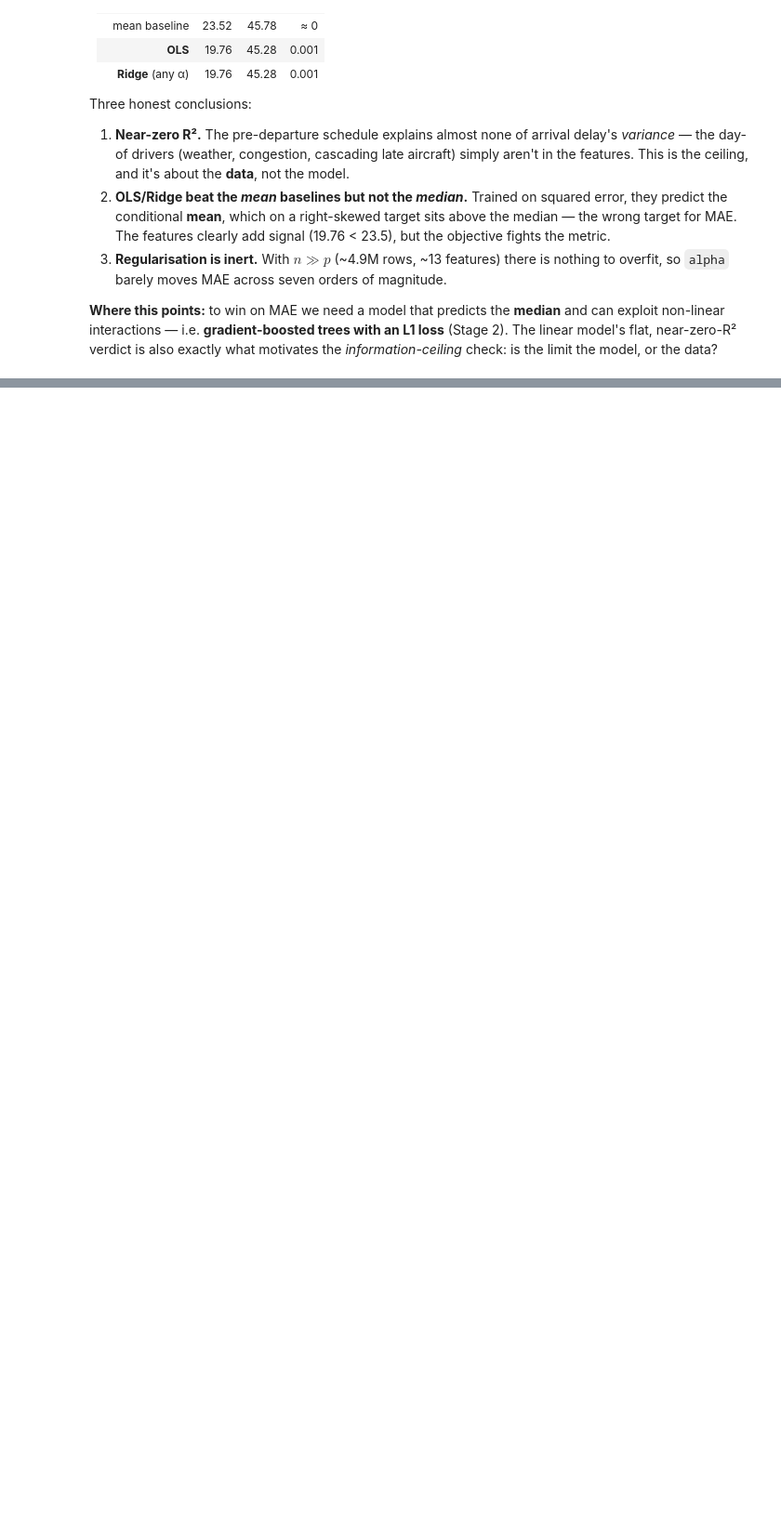
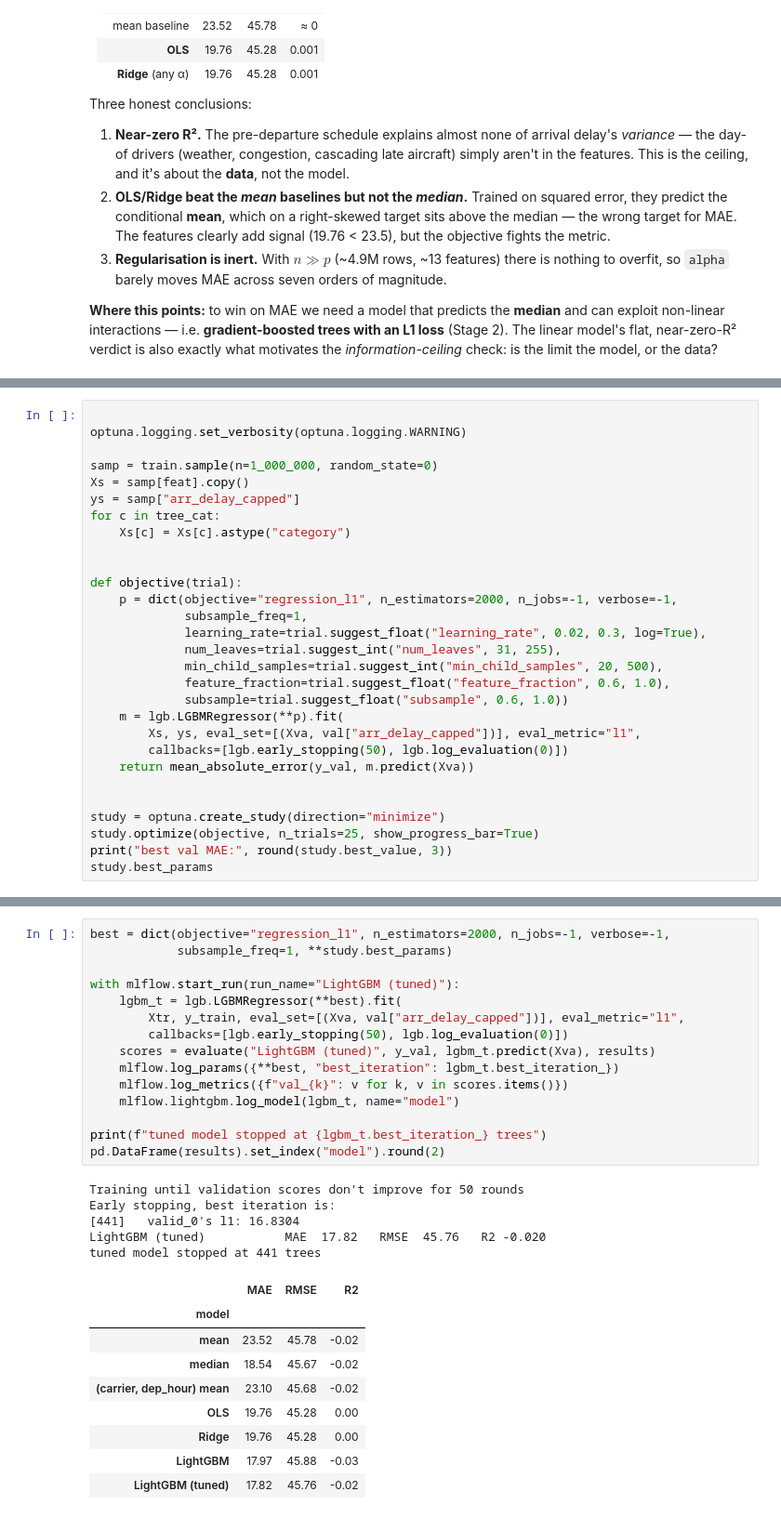
Before and after one commit to AdelinChaushev/Flight-Delay, a Jupyter notebook: notebooks/Modeling.ipynb, the cells around one changed output, grey strips where cells are left out. Shown at 93% size. Cells and saved outputs as stored; diff of their text form; blank space fills up the shorter version.

Commit message:
Trained LightGBM.

```diff
--- a/notebooks/Modeling.ipynb
+++ b/notebooks/Modeling.ipynb
@@ -186,0 +297,29 @@ Three honest conclusions:
+# %%
+
+optuna.logging.set_verbosity(optuna.logging.WARNING)
+
+samp = train.sample(n=1_000_000, random_state=0)
+Xs = samp[feat].copy()
+ys = samp["arr_delay_capped"]
+for c in tree_cat:
+    Xs[c] = Xs[c].astype("category")
+
+
+def objective(trial):
+    p = dict(objective="regression_l1", n_estimators=2000, n_jobs=-1, verbose=-1,
+             subsample_freq=1,
+             learning_rate=trial.suggest_float("learning_rate", 0.02, 0.3, log=True),
+             num_leaves=trial.suggest_int("num_leaves", 31, 255),
+             min_child_samples=trial.suggest_int("min_child_samples", 20, 500),
+             feature_fraction=trial.suggest_float("feature_fraction", 0.6, 1.0),
+             subsample=trial.suggest_float("subsample", 0.6, 1.0))
+    m = lgb.LGBMRegressor(**p).fit(
+        Xs, ys, eval_set=[(Xva, val["arr_delay_capped"])], eval_metric="l1",
+        callbacks=[lgb.early_stopping(50), lgb.log_evaluation(0)])
+    return mean_absolute_error(y_val, m.predict(Xva))
+
+
+study = optuna.create_study(direction="minimize")
+study.optimize(objective, n_trials=25, show_progress_bar=True)
+print("best val MAE:", round(study.best_value, 3))
+study.best_params
@@ -186,0 +349,30 @@ Three honest conclusions:
+# %%
+best = dict(objective="regression_l1", n_estimators=2000, n_jobs=-1, verbose=-1,
+            subsample_freq=1, **study.best_params)
+
+with mlflow.start_run(run_name="LightGBM (tuned)"):
+    lgbm_t = lgb.LGBMRegressor(**best).fit(
+        Xtr, y_train, eval_set=[(Xva, val["arr_delay_capped"])], eval_metric="l1",
+        callbacks=[lgb.early_stopping(50), lgb.log_evaluation(0)])
+    scores = evaluate("LightGBM (tuned)", y_val, lgbm_t.predict(Xva), results)
+    mlflow.log_params({**best, "best_iteration": lgbm_t.best_iteration_})
+    mlflow.log_metrics({f"val_{k}": v for k, v in scores.items()})
+    mlflow.lightgbm.log_model(lgbm_t, name="model")
+
+print(f"tuned model stopped at {lgbm_t.best_iteration_} trees")
+pd.DataFrame(results).set_index("model").round(2)
+# %% [output]
+Training until validation scores don't improve for 50 rounds
+Early stopping, best iteration is:
+[441]   valid_0's l1: 16.8304
+LightGBM (tuned)           MAE  17.82   RMSE  45.76   R2 -0.020
+tuned model stopped at 441 trees
+|  | MAE | RMSE | R2 |
+| model |  |  |  |
+| mean | 23.52 | 45.78 | -0.02 |
+| median | 18.54 | 45.67 | -0.02 |
+| (carrier, dep_hour) mean | 23.10 | 45.68 | -0.02 |
+| OLS | 19.76 | 45.28 | 0.00 |
+| Ridge | 19.76 | 45.28 | 0.00 |
+| LightGBM | 17.97 | 45.88 | -0.03 |
+| LightGBM (tuned) | 17.82 | 45.76 | -0.02 |
```
Also changed, not shown: parts of 6 cells of this notebook, 1 other file.
